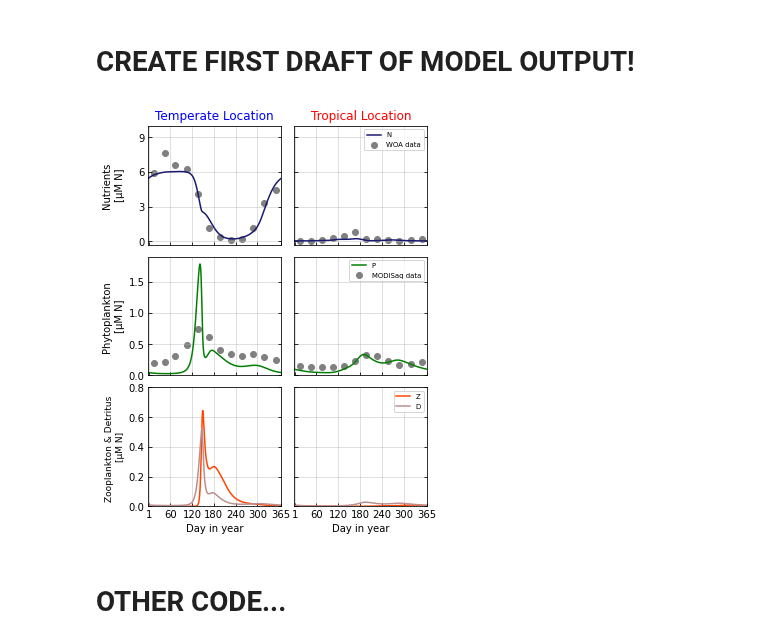
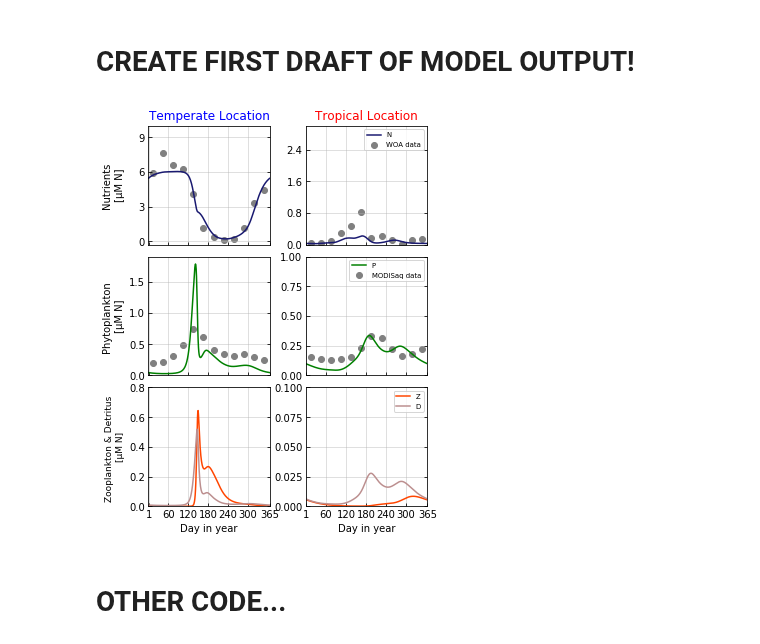
Before and after one commit to ben1post/kaweahcode, a Jupyter notebook: phydra_OSM/notebooks/NPZD_2locations_RESULTS.ipynb, the cells around one changed output. Drawn from its saved outputs; the diff is of its cells as text; code cells hidden in the pictures.

Commit message:
update 2 locations NPZD figure

```diff
--- a/phydra_OSM/notebooks/NPZD_2locations_RESULTS.ipynb
+++ b/phydra_OSM/notebooks/NPZD_2locations_RESULTS.ipynb
@@ -640,6 +647,7 @@ def modeloutputplot(i, outarrayx, ms):
         ax1[i].set_ylabel('Nutrients \n' '[µM N]', multialignment='center', fontsize=10)
 
     ax1[0].set_ylim(-0.3, 10)
+    ax1[1].set_ylim(0, 3)
     if i == 1:
         ax1[i].legend(fontsize='x-small')
 
@@ -662,7 +670,7 @@ def modeloutputplot(i, outarrayx, ms):
     if i == 0:
         ax2[i].set_ylabel('Phytoplankton \n' '[µM N]', multialignment='center', fontsize=10)
     ax2[0].set_ylim(0, P_Max)
-
+    ax2[1].set_ylim(0, 1)
     # Z
 
     ax3[i].plot(timedays_ly, Zall, c=culrNPZD[2], label='Z')
@@ -677,36 +685,37 @@ def modeloutputplot(i, outarrayx, ms):
     ax3[i].plot(timedays_ly, outarray_ly[:, 3], c=culrNPZD[3], label='D')
     #ax3[i].set_ylabel('Detritus \n' '[µM N]', multialignment='center', fontsize=9)
     ax3[0].set_ylim(0,D_Max)
+    ax3[1].set_ylim(0,0.1)
     ax3[i].set_xlabel('Day in year')
     if i == 1:
         ax3[i].legend(fontsize='x-small')
         #ax1[i].set_yticklabels([])
         #ax2[i].set_yticklabels([])
         #ax3[i].set_yticklabels([])
     # Legend
 
 
 
 modeloutputplot(0, outarray, ms)
 modeloutputplot(1, outarray2,ms2)
 # ax1[muplot].invert_yaxis()
 
 # Defining custom 'xlim' and 'ylim' values.
 xlim = (0, 365)
 
 # Setting the values for all axes.
-plt.setp((ax1, ax2, ax3, ax4), xlim=xlim)
+plt.setp((ax1, ax2, ax3), xlim=xlim)
 
 f1.align_ylabels()
 
 #plt.tight_layout()
 
-plt.subplots_adjust(hspace=0.1, wspace=0.1)
+plt.subplots_adjust(hspace=0.1, wspace=0.3)
 
 plt.savefig('Figure4.pdf', bbox_inches='tight')
 plt.show()
 # %% [output]
-[figure, old version]
+[figure, new version]
 # %% [markdown]
 # OTHER CODE...
 # %%
```
Also changed, not shown: parts of 1 cell of this notebook, 4 other files.
